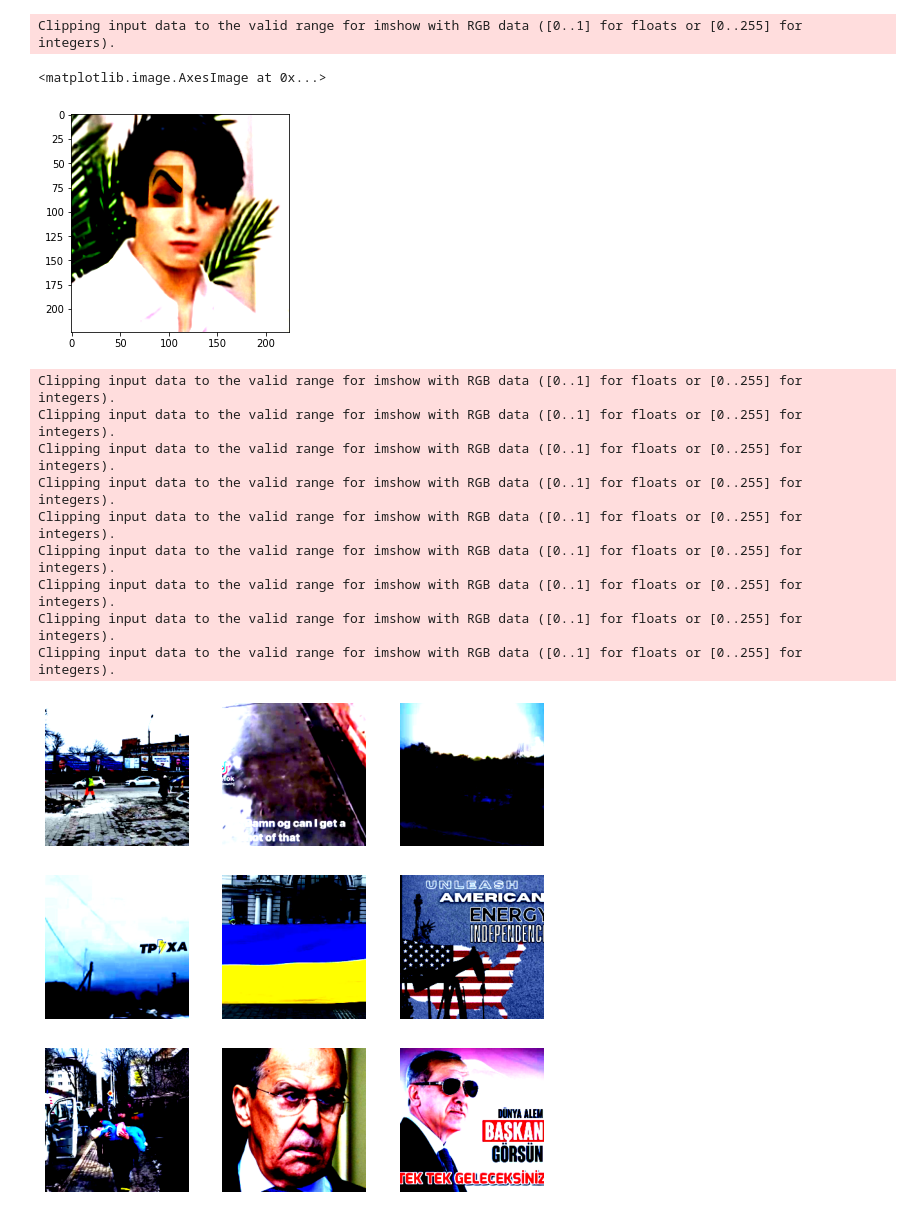
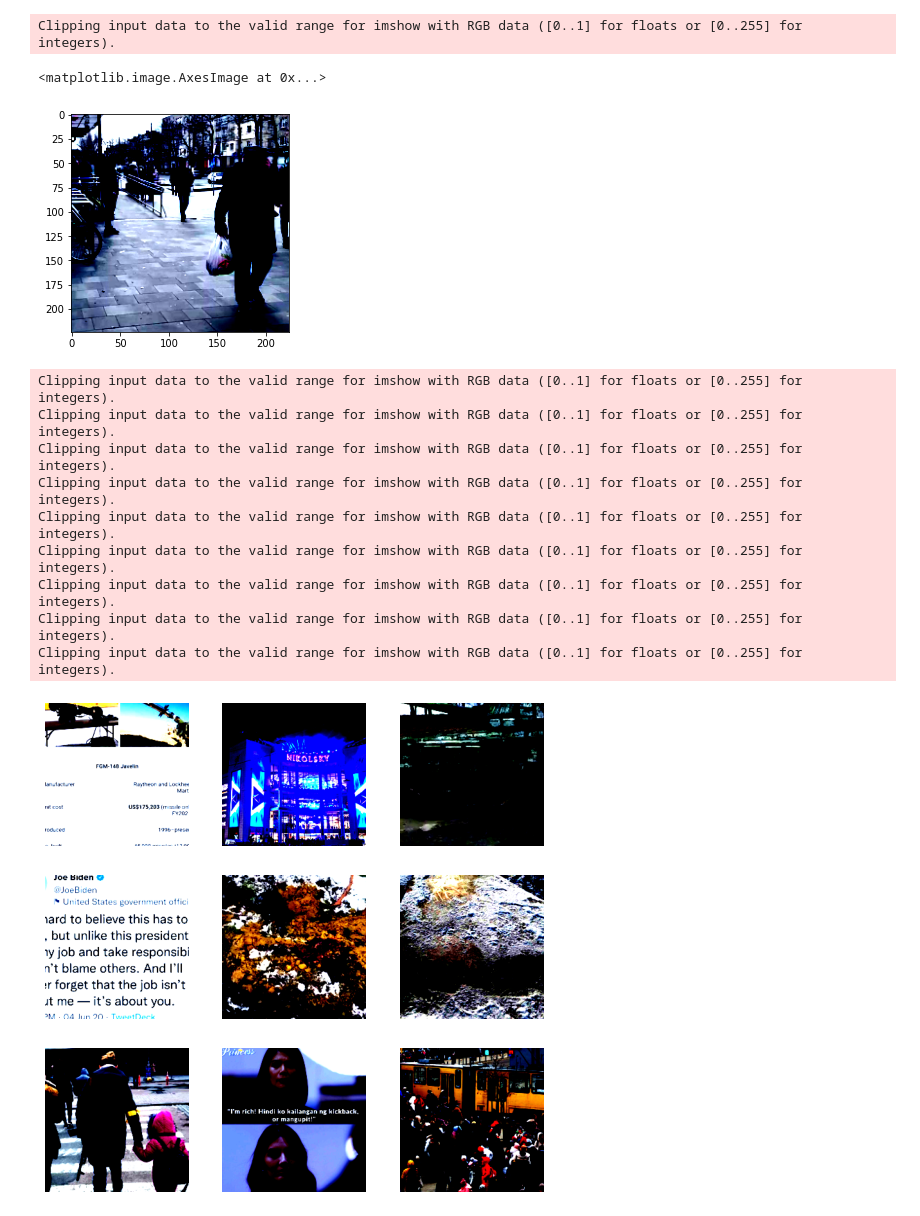
Before and after one commit to mico-boje/image-clustering, a Jupyter notebook: notebooks/tsne-images.ipynb, the cells around one changed output. Cells and saved outputs as stored; diff of their text form; code cells hidden in the pictures.

```diff
--- a/notebooks/tsne-images.ipynb
+++ b/notebooks/tsne-images.ipynb
@@ -94,18 +94,19 @@ def collate_skip_empty(batch):
     return torch.utils.data.dataloader.default_collate(batch)
 # %%
 from pathlib import Path
+from utils import get_root_path
 import matplotlib.pyplot as plt
 import pickle
 
 
-image_path = os.path.join(Path(os.getcwd()).parent, 'data\\raw\\no_dupes')
+image_path = os.path.join(get_root_path(), 'data')
 ds = TwitterDataset(image_path)
 # %%
-plt.imshow(ds.__getitem__(600)["image"].moveaxis(0,-1))
+plt.imshow(ds.__getitem__(10)["image"].moveaxis(0,-1))
 # %% [output]
 Clipping input data to the valid range for imshow with RGB data ([0..1] for floats or [0..255] for integers).
 <matplotlib.image.AxesImage at 0x...>
-[figure, old version]
+[figure, new version]
 # %%
 figure = plt.figure(figsize=(9,9))
 for i in range(9):
@@ -123,7 +124,7 @@ Clipping input data to the valid range for imshow with RGB data ([0..1] for floa
 Clipping input data to the valid range for imshow with RGB data ([0..1] for floats or [0..255] for integers).
 Clipping input data to the valid range for imshow with RGB data ([0..1] for floats or [0..255] for integers).
 Clipping input data to the valid range for imshow with RGB data ([0..1] for floats or [0..255] for integers).
-[figure, old version]
+[figure, new version]
 # %%
 import argparse
 from tqdm import tqdm
```
Also changed, not shown: parts of 1 cell of this notebook, 2 other files.
